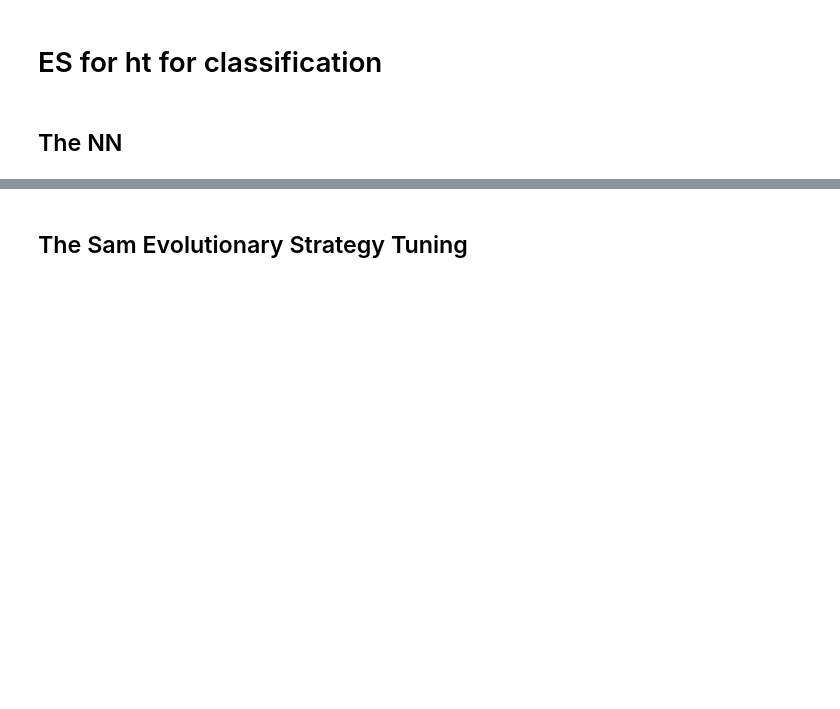
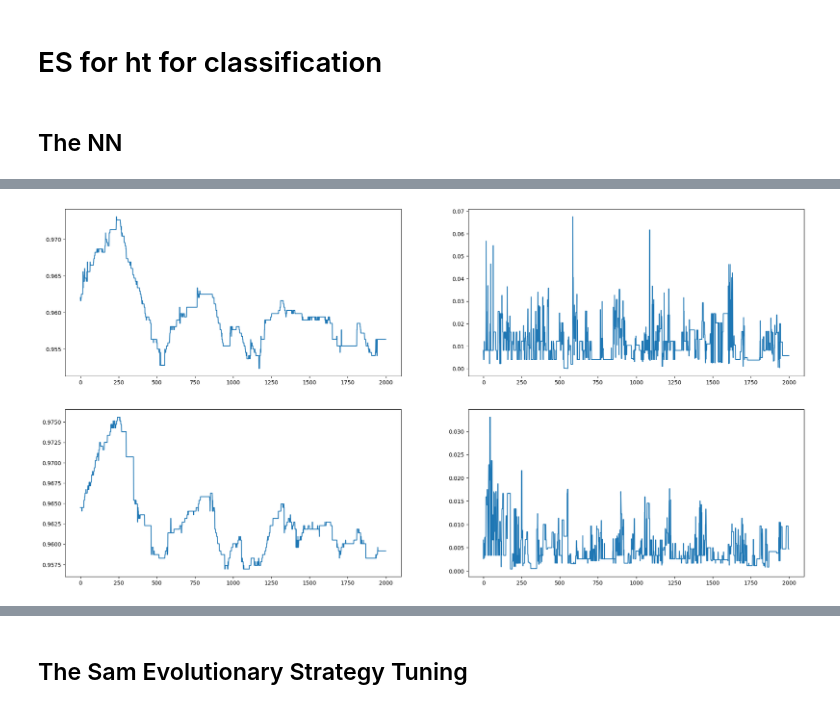
Before and after one commit to JoeLsvj/stocks_forecasting_LOB, a Jupyter notebook: Hyperparameters_tuning/hyperparameter_tuning/es_tuning_regression/es_tuning_LSTM1_clean.ipynb, the cells around one changed output, grey strips where cells are left out. Cells and saved outputs as stored; diff of their text form; code cells hidden in the pictures; blank space fills up the shorter version.

```diff
--- a/Hyperparameters_tuning/hyperparameter_tuning/es_tuning_regression/es_tuning_LSTM1_clean.ipynb
+++ b/Hyperparameters_tuning/hyperparameter_tuning/es_tuning_regression/es_tuning_LSTM1_clean.ipynb
@@ -22,0 +38,9 @@
+# %%
+num_samples = 2000 # put 50000
+
+dataset = pd.read_parquet('./data/WRT1V.parquet')
+dataset = dataset.drop(['Label_10', 'Label_20', 'Label_30', 'Label_50', 'Label_100', 'Day'], axis=1)
+dataset['mid_price'] = (dataset['P_Ask_1'] + dataset['P_Bid_1']) / 2
+dataset = dataset.astype(float)
+dataset = dataset.head(num_samples)
+display(dataset)
@@ -22,0 +61,9 @@
+# %%
+_, axs = plt.subplots(2, 2, figsize=(24,12))
+axs[0,0].plot(dataset['P_Ask_1'])
+axs[0,1].plot(dataset['V_Ask_1'])
+axs[1,0].plot(dataset['P_Bid_1'])
+axs[1,1].plot(dataset['V_Bid_1'])
+plt.show()
+# %% [output]
+[figure, added]
```
Also changed, not shown: parts of 16 cells of this notebook, 5 other files.
